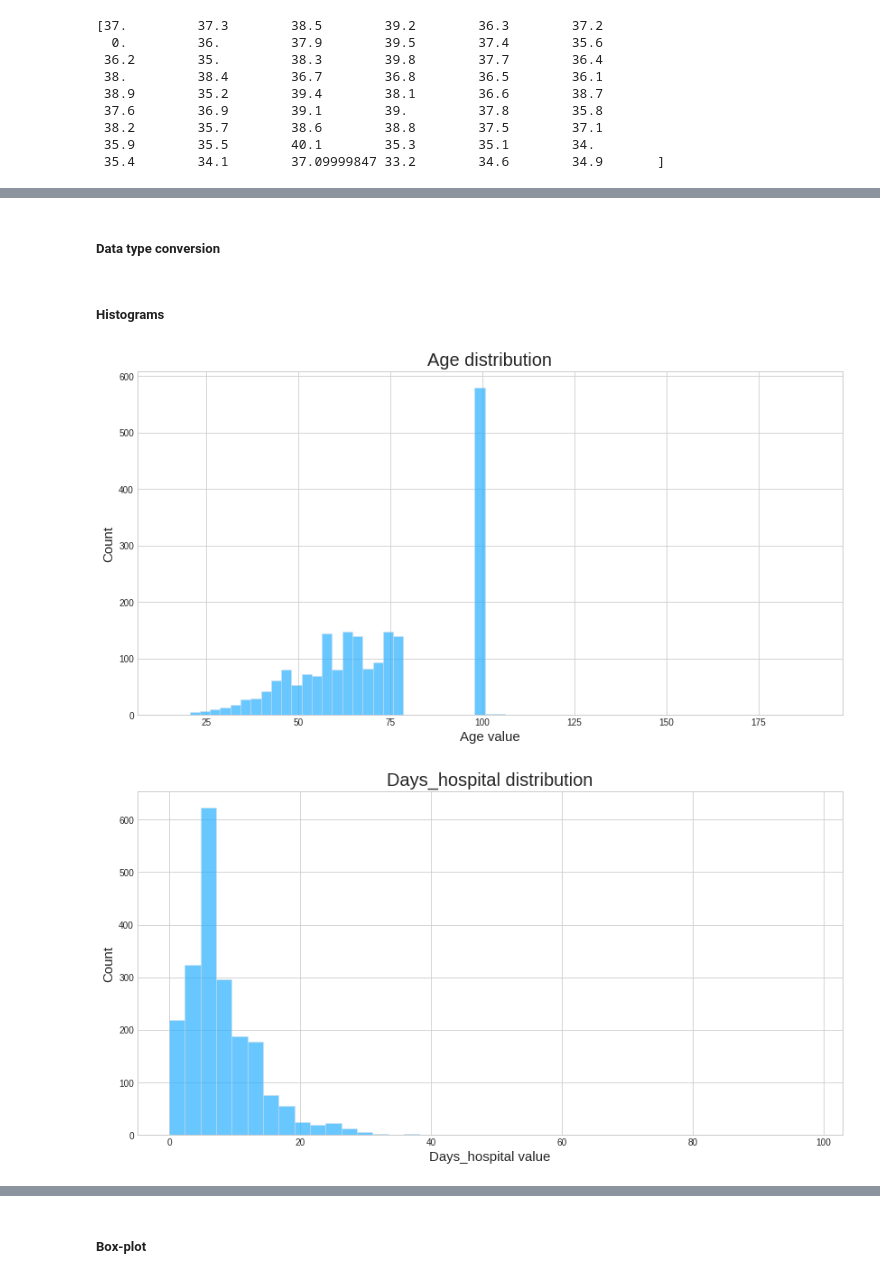
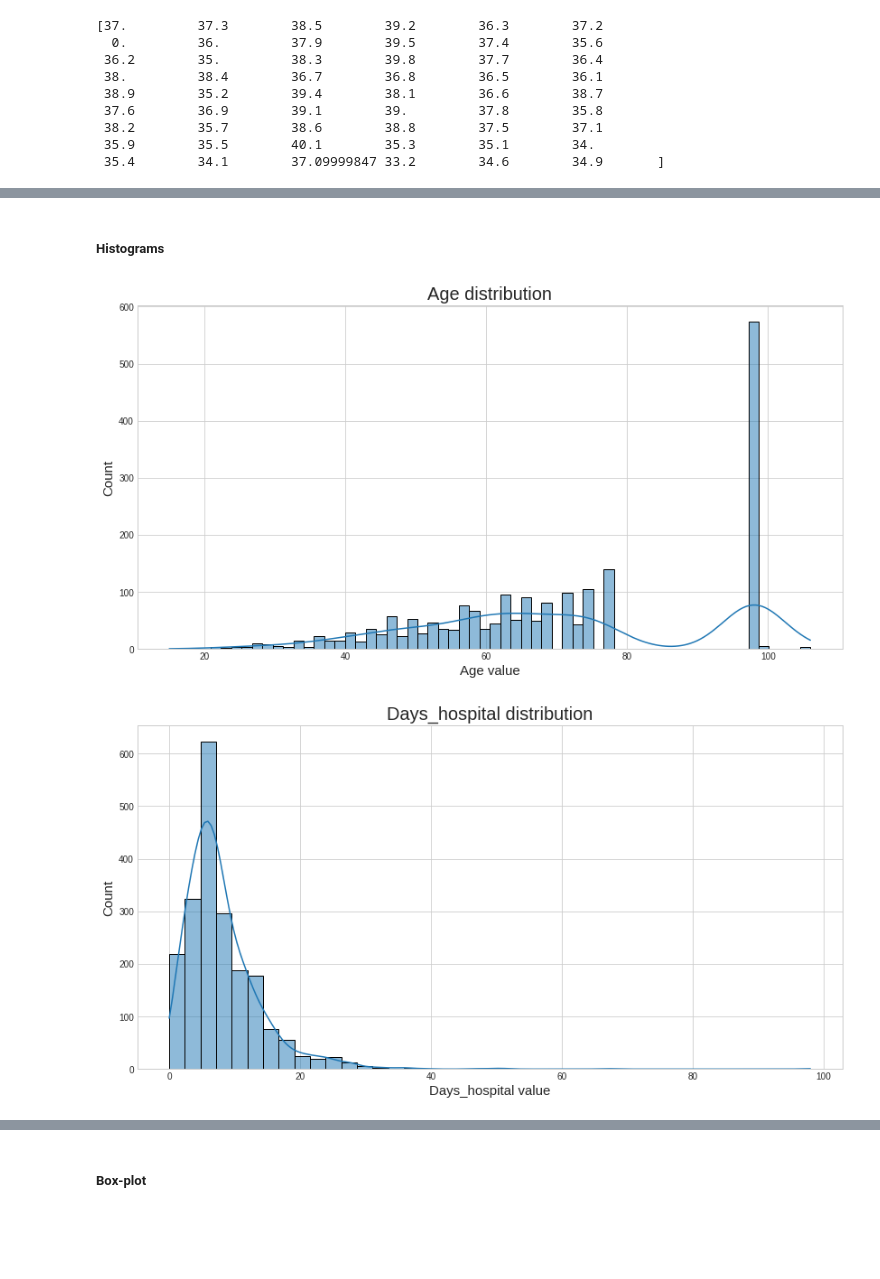
Before and after one commit to lesmesrafa/covid19-analytics, a Jupyter notebook: main_code.ipynb, the cells around one changed output, grey strips where cells are left out. Saved outputs shown, nothing was run; the diff lists cells and outputs as text; code cells hidden in the pictures; blank space fills up the shorter version.

```diff
--- a/main_code.ipynb
+++ b/main_code.ipynb
@@ -85,0 +143,6 @@ dtype: object
+# %%
+imp_cat = SimpleImputer(strategy="most_frequent")
+columns = df_cat.columns
+index = df_cat.index
+df_cat = pd.DataFrame(imp_cat.fit_transform(df_cat), columns=columns, index=index)
+print(df_cat.isnull().any())
@@ -85,0 +154,4 @@ dtype: object
+# %%
+d = defaultdict(preprocessing.LabelEncoder)
+df_cat_le = df_cat.apply(lambda col: d[col.name].fit_transform(col))
+print(df_cat_le)
@@ -85,0 +175,6 @@ dtype: object
+# %%
+imp_num = SimpleImputer(strategy="mean")
+columns = df_num.columns
+index = df_num.index
+df_num = pd.DataFrame(imp_num.fit_transform(df_num), columns=columns, index=index)
+print(df_num.isnull().any())
@@ -85,0 +192,3 @@ dtype: object
+# %%
+df_preprocessed = pd.merge(left=df_cat_le, right=df_num, on=df.index).drop(["key_0","destination"], axis=1)
+df_preprocessed.head(5)
@@ -379,2 +480,0 @@ dtype: int64
-# %% [markdown]
-##### Data type conversion
@@ -386,23 +482,21 @@ df["destination"] = df["destination"].astype("string")
 ##### Histograms
 # %%
 plt.figure(figsize=(14,7))
-plt.style.use('seaborn-whitegrid')
-plt.hist(df["age"], bins=len(df["age"].unique()), facecolor='#2ab0ff', edgecolor='#e0e0e0', linewidth=0.5, alpha=0.7)
+sns.histplot(data=df_preprocessed["age"], bins=len(df_preprocessed["age"].unique()), kde=True)
 plt.title('Age distribution', fontsize=20)
 plt.xlabel('Age value', fontsize=15)
 plt.ylabel('Count', fontsize=15)
 plt.show()
 # %% [output]
-[figure, old version]
+[figure, new version]
 # %%
 plt.figure(figsize=(14,7))
-plt.style.use('seaborn-whitegrid')
-plt.hist(df["days_hospital"], bins=len(df["days_hospital"].unique()), facecolor='#2ab0ff', edgecolor='#e0e0e0', linewidth=0.5, alpha=0.7)
+sns.histplot(data=df_preprocessed["days_hospital"], bins=len(df_preprocessed["days_hospital"].unique()), kde=True)
 plt.title('Days_hospital distribution', fontsize=20)
 plt.xlabel('Days_hospital value', fontsize=15)
 plt.ylabel('Count', fontsize=15)
 plt.show()
 # %% [output]
-[figure, old version]
+[figure, new version]
 # %%
 plt.figure(figsize=(14,7))
```
Also changed, not shown: parts of 82 cells of this notebook.
